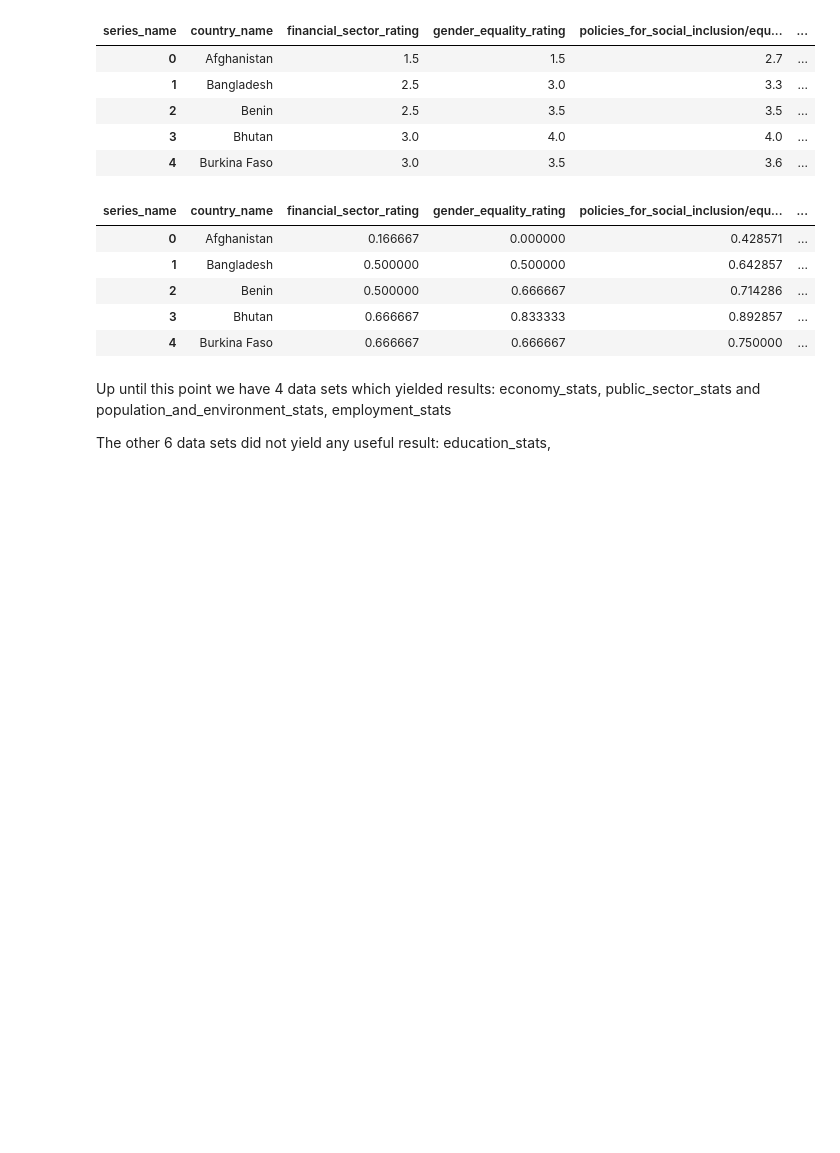
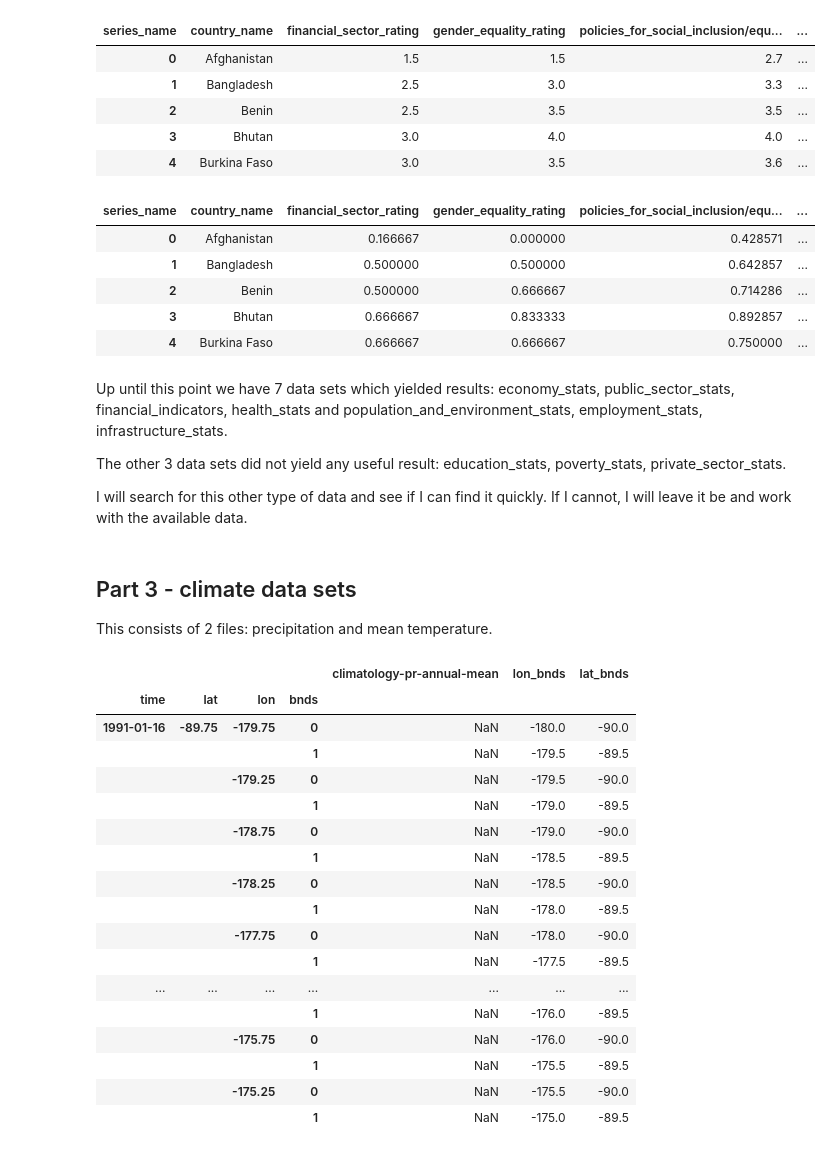
Before and after one commit to andrei-trofin/country-selector, a Jupyter notebook: notebooks/1. Data Preprocessing.ipynb, the cells around one changed output. Cells and saved outputs as stored; diff of their text form; code cells hidden in the pictures; blank space fills up the shorter version.

```diff
--- a/notebooks/1. Data Preprocessing.ipynb
+++ b/notebooks/1. Data Preprocessing.ipynb
@@ -888,6 +765,35 @@ public_sector_stats.head()
 | 3 | Bhutan | 0.666667 | 0.833333 | 0.892857 | ... |
 | 4 | Burkina Faso | 0.666667 | 0.666667 | 0.750000 | ... |
 # %% [markdown]
-Up until this point we have 4 data sets which yielded results: economy_stats, public_sector_stats and population_and_environment_stats, employment_stats
+Up until this point we have 7 data sets which yielded results: economy_stats, public_sector_stats, financial_indicators, health_stats and population_and_environment_stats, employment_stats, infrastructure_stats.
 
-The other 6 data sets did not yield any useful result: education_stats,
+The other 3 data sets did not yield any useful result: education_stats, poverty_stats, private_sector_stats.
+
+I will search for this other type of data and see if I can find it quickly. If I cannot, I will leave it be and work with the available data.
+# %% [markdown]
+## Part 3 - climate data sets
+
+This consists of 2 files: precipitation and mean temperature.
+# %%
+precipitation_ds = xr.open_dataset('../data/precipitation.nc')
+precipitation_stats = precipitation_ds.to_dataframe()
+precipitation_stats.head(20)
+# %% [output]
+|  |  |  |  | climatology-pr-annual-mean | lon_bnds | lat_bnds |
+| time | lat | lon | bnds |  |  |  |
+| 1991-01-16 | -89.75 | -179.75 | 0 | NaN | -180.0 | -90.0 |
+|  |  |  | 1 | NaN | -179.5 | -89.5 |
+|  |  | -179.25 | 0 | NaN | -179.5 | -90.0 |
+|  |  |  | 1 | NaN | -179.0 | -89.5 |
+|  |  | -178.75 | 0 | NaN | -179.0 | -90.0 |
+|  |  |  | 1 | NaN | -178.5 | -89.5 |
+|  |  | -178.25 | 0 | NaN | -178.5 | -90.0 |
+|  |  |  | 1 | NaN | -178.0 | -89.5 |
+|  |  | -177.75 | 0 | NaN | -178.0 | -90.0 |
+|  |  |  | 1 | NaN | -177.5 | -89.5 |
+| ... | ... | ... | ... | ... | ... | ... |
+|  |  |  | 1 | NaN | -176.0 | -89.5 |
+|  |  | -175.75 | 0 | NaN | -176.0 | -90.0 |
+|  |  |  | 1 | NaN | -175.5 | -89.5 |
+|  |  | -175.25 | 0 | NaN | -175.5 | -90.0 |
+|  |  |  | 1 | NaN | -175.0 | -89.5 |
```
Also changed, not shown: parts of 89 cells of this notebook, 4 other files.
